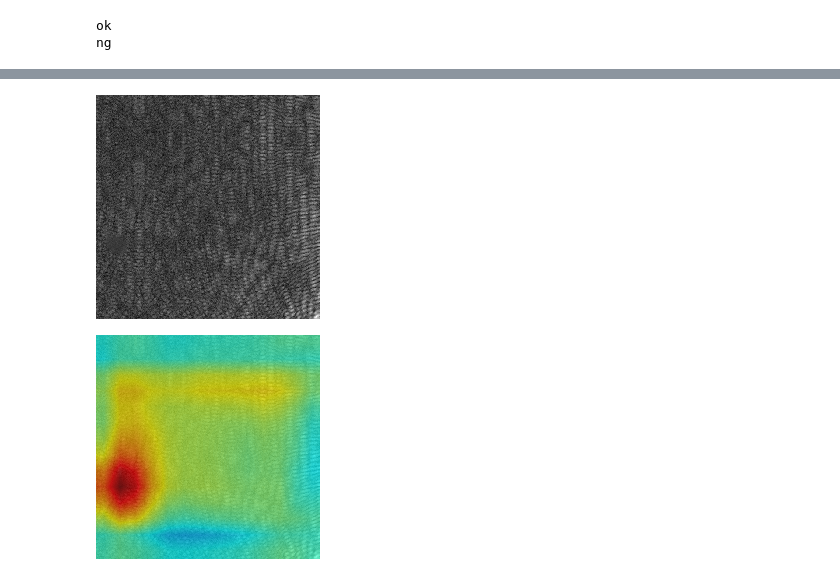
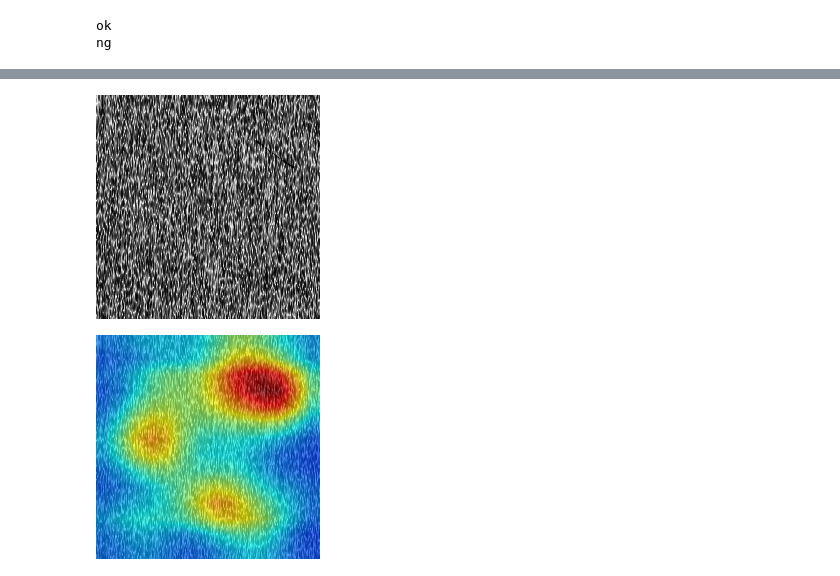
Before and after one commit to tanakakao/test, a Jupyter notebook: Untitled1.ipynb, the cells around one changed output, grey strips where cells are left out. Saved outputs shown, nothing was run; the diff lists cells and outputs as text; code cells hidden in the pictures.

```diff
--- a/Untitled1.ipynb
+++ b/Untitled1.ipynb
@@ -29,7 +29,7 @@ Drive already mounted at /content/drive; to attempt to forcibly remount, call dr
 num_class = 2
 
 # データ格納先（クラスごとに分けられたフォルダがあること）
-dir = "/content/drive/MyDrive/image_demo"
+dir = "/content/drive/MyDrive/image_demo2"
 
 # 画像のリサイズ
 image_size = 224
@@ -56,7 +56,7 @@ transfer_learning = False
 optim = "SGD"
 
 # 早期終了
-early_stop = False
+early_stop = True
 patience = 10
 
 # 学習率の更新
@@ -201,7 +203,7 @@ modelCheckpoint = ModelCheckpoint(filepath = ".",
 
 callbacks = []
 if early_stop:
-    callbacks += [searlystop]
+    callbacks += [earlystop]
 
 if reduce_rl:
     callbacks += [learning_rate_reduction]
@@ -317,18 +321,18 @@ def Grad_Cam(input_model, pic_array, layer_name):
   jetcam = cv2.applyColorMap(np.uint8(255 * cam), cv2.COLORMAP_JET)  # モノクロ画像に疑似的に色をつける
   jetcam = cv2.cvtColor(jetcam, cv2.COLOR_BGR2RGB)  # 色をRGBに変換
   jetcam = (np.float32(jetcam) + pic / 2)   # もとの画像に合成
-  return jetcam
+  return jetcam, cam
 # %%
-pic_array = img_to_array(load_img('/content/drive/MyDrive/image_demo/ng/10.png', target_size=(224, 224)))
+pic_array = img_to_array(load_img('/content/drive/MyDrive/image_demo2/ng/1.png', target_size=(224, 224)))
 pic = pic_array.reshape((1,) + pic_array.shape)
 array_to_img(pic_array)
 # %% [output]
-[figure, old version]
+[figure, new version]
 # %%
-model.load_weights('/content/grad_vgg16_weight_DAGM_C1.h5')
+# model.load_weights('/content/grad_vgg16_weight_DAGM_C1.h5')
 
-picture = Grad_Cam(model, pic_array, 'block5_conv3')
+picture, pic = Grad_Cam(model, pic_array, 'block5_conv3')
 picture = picture[0,:,:,]
 array_to_img(picture)
 # %% [output]
-[figure, old version]
+[figure, new version]
```
Also changed, not shown: parts of 7 cells of this notebook.
